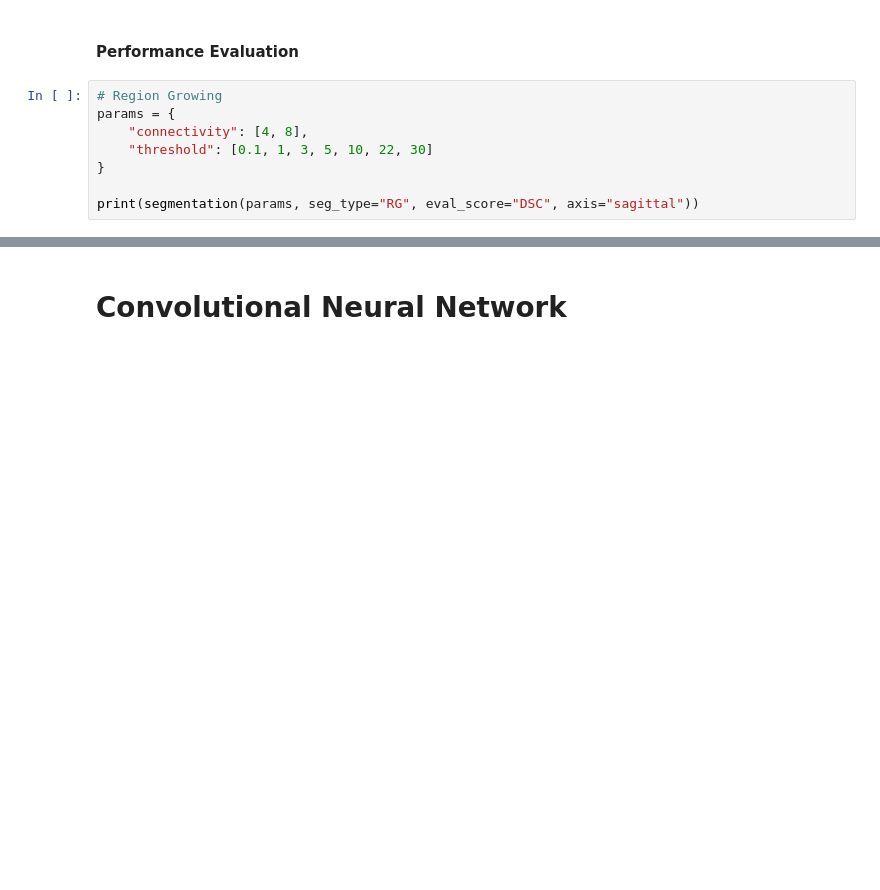
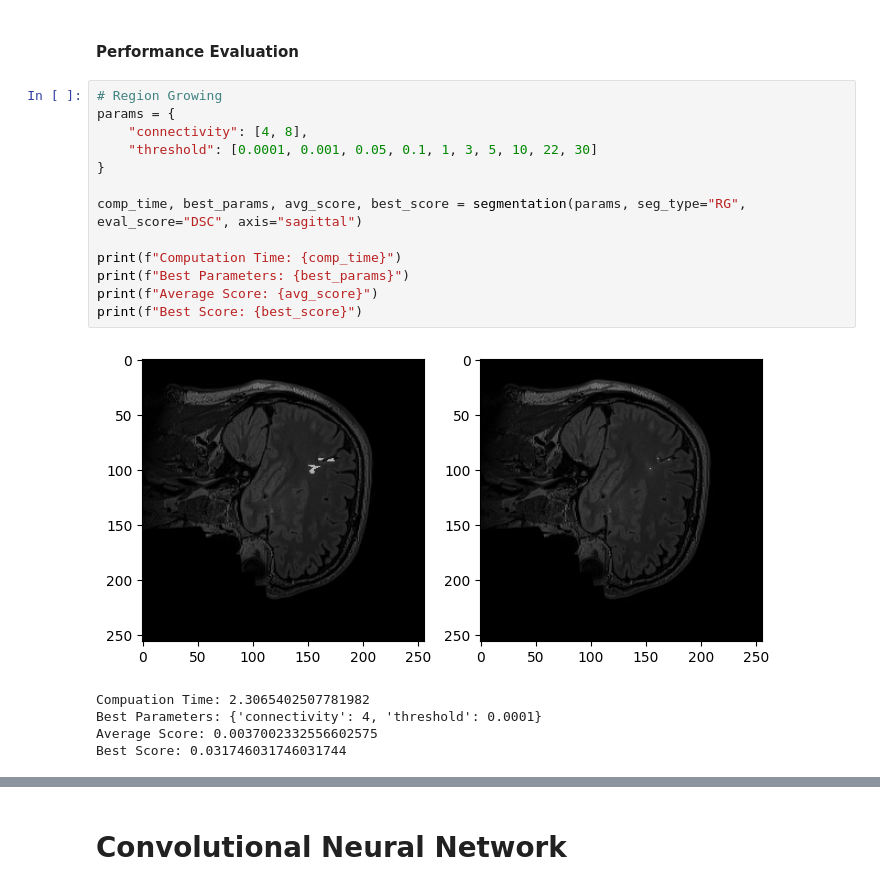
Before and after one commit to Robb-Chris/Master-Thesis, a Jupyter notebook: main.ipynb, the cells around one changed output, grey strips where cells are left out. Cells and saved outputs as stored; diff of their text form; blank space fills up the shorter version.

Commit message:
Finishing Up Morphological Segmentation

```diff
--- a/main.ipynb
+++ b/main.ipynb
@@ -907,11 +936,22 @@ def segmentation(params, seg_type="SLIC", eval_score="DSC", axis="sagittal"):
 # %%
 # Region Growing
 params = {
     "connectivity": [4, 8],
-    "threshold": [0.1, 1, 3, 5, 10, 22, 30]
+    "threshold": [0.0001, 0.001, 0.05, 0.1, 1, 3, 5, 10, 22, 30]
 }
 
-print(segmentation(params, seg_type="RG", eval_score="DSC", axis="sagittal"))
+comp_time, best_params, avg_score, best_score = segmentation(params, seg_type="RG", eval_score="DSC", axis="sagittal")
+
+print(f"Computation Time: {comp_time}")
+print(f"Best Parameters: {best_params}")
+print(f"Average Score: {avg_score}")
+print(f"Best Score: {best_score}")
+# %% [output]
+[figure, added]
+Compuation Time: 2.3065402507781982
+Best Parameters: {'connectivity': 4, 'threshold': 0.0001}
+Average Score: 0.0037002332556602575
+Best Score: 0.031746031746031744
 # %%
 # Watershed
 params = {
```
Also changed, not shown: parts of 7 cells of this notebook, 2 other files.
